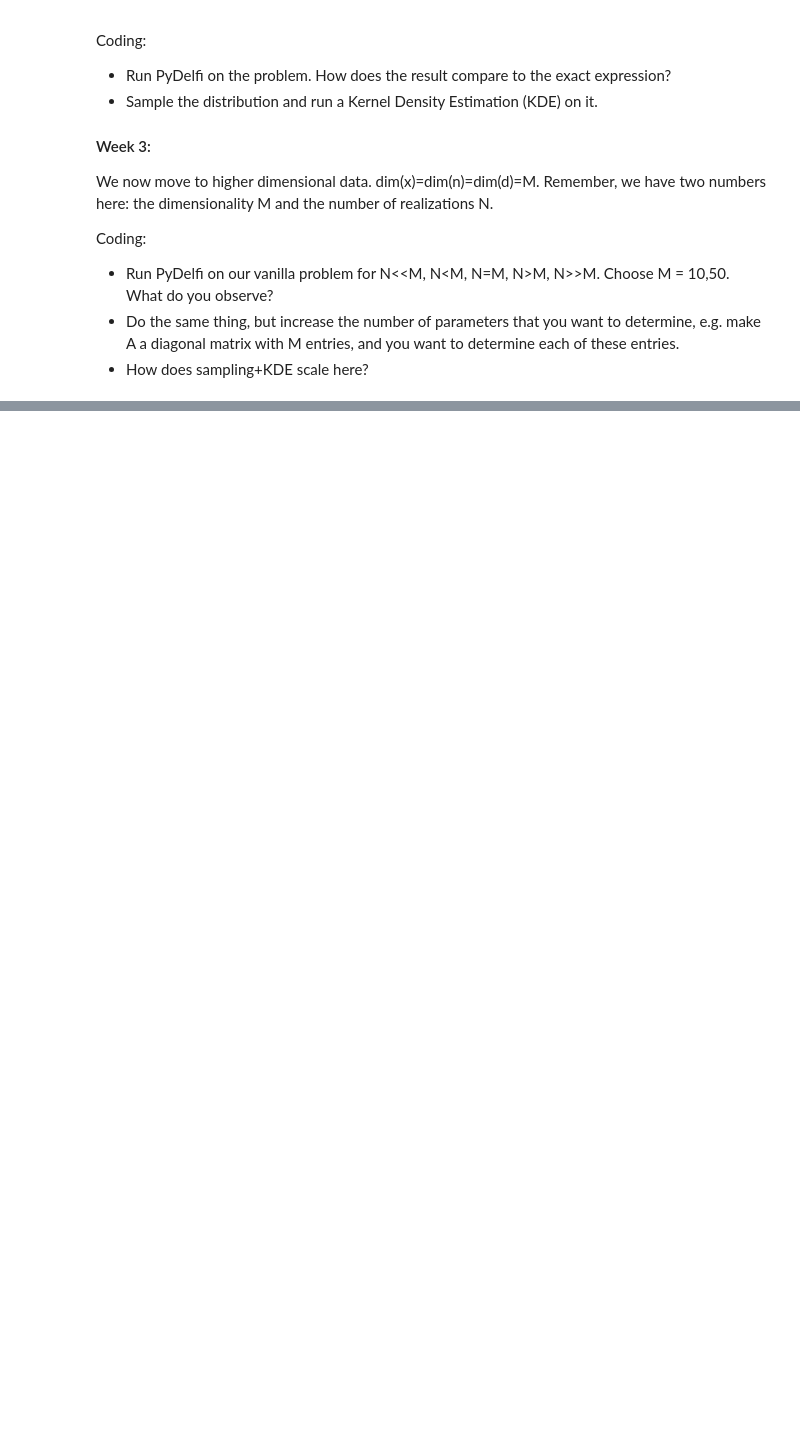
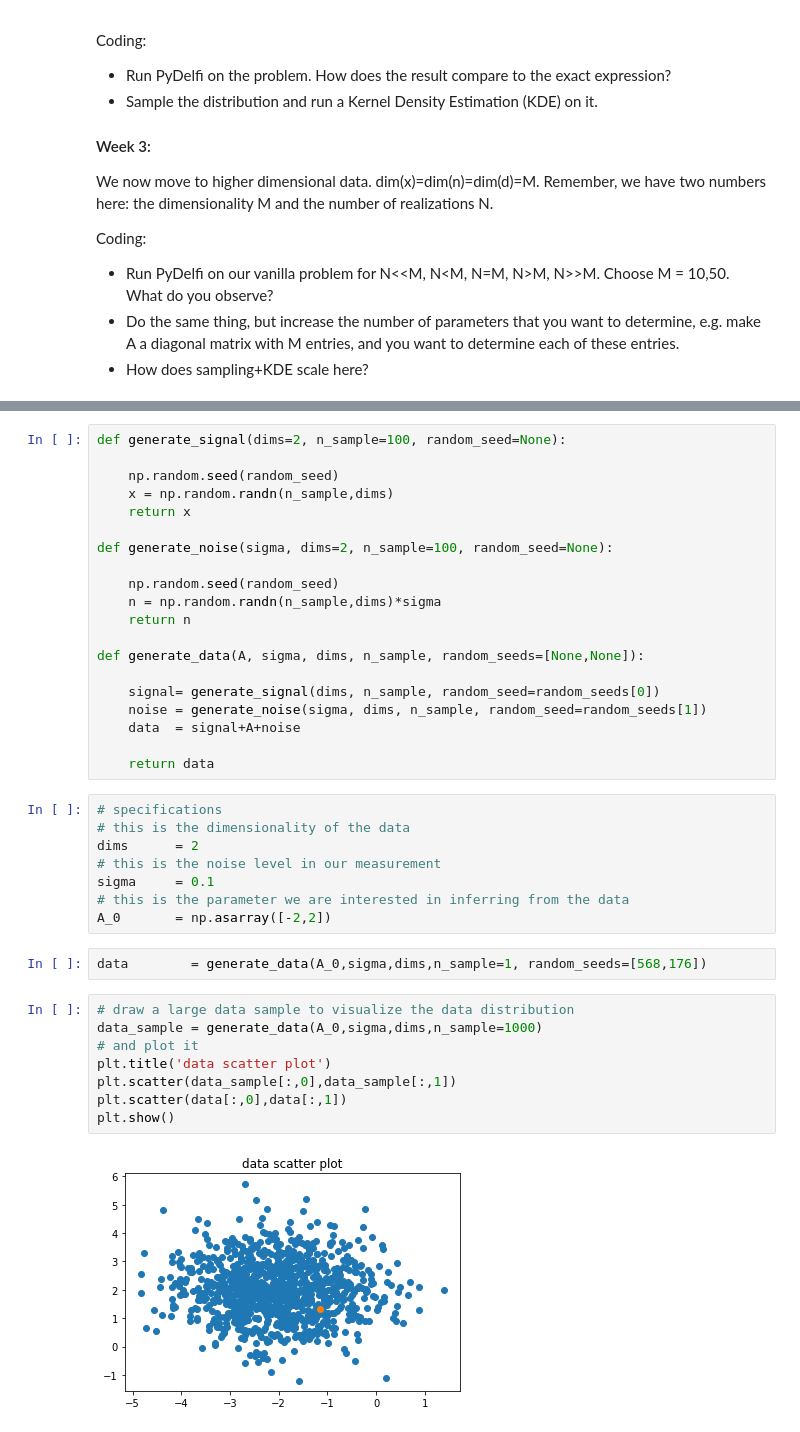
Before and after one commit to twerhane/UndergradStudentProjects, a Jupyter notebook: Tess/Convergence Properties of PyDelfi.ipynb, the cells around one changed output, grey strips where cells are left out. Drawn from its saved outputs; the diff is of its cells as text; blank space fills up the shorter version.

```diff
--- a/Tess/Convergence Properties of PyDelfi.ipynb
+++ b/Tess/Convergence Properties of PyDelfi.ipynb
@@ -40,0 +49,40 @@ Coding:
+# %%
+def generate_signal(dims=2, n_sample=100, random_seed=None):
+
+    np.random.seed(random_seed)
+    x = np.random.randn(n_sample,dims)
+    return x
+
+def generate_noise(sigma, dims=2, n_sample=100, random_seed=None):
+
+    np.random.seed(random_seed)
+    n = np.random.randn(n_sample,dims)*sigma
+    return n
+
+def generate_data(A, sigma, dims, n_sample, random_seeds=[None,None]):
+
+    signal= generate_signal(dims, n_sample, random_seed=random_seeds[0])
+    noise = generate_noise(sigma, dims, n_sample, random_seed=random_seeds[1])
+    data  = signal+A+noise
+
+    return data
+# %%
+# specifications
+# this is the dimensionality of the data
+dims      = 2
+# this is the noise level in our measurement
+sigma     = 0.1
+# this is the parameter we are interested in inferring from the data
+A_0       = np.asarray([-2,2])
+# %%
+data        = generate_data(A_0,sigma,dims,n_sample=1, random_seeds=[568,176])
+# %%
+# draw a large data sample to visualize the data distribution
+data_sample = generate_data(A_0,sigma,dims,n_sample=1000)
+# and plot it
+plt.title('data scatter plot')
+plt.scatter(data_sample[:,0],data_sample[:,1])
+plt.scatter(data[:,0],data[:,1])
+plt.show()
+# %% [output]
+[figure, added]
```
Also changed, not shown: parts of 11 cells of this notebook.
